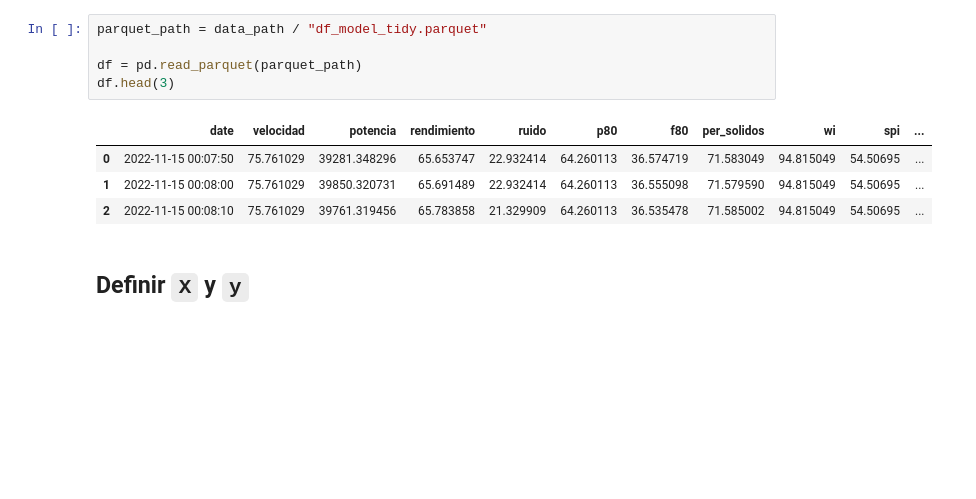
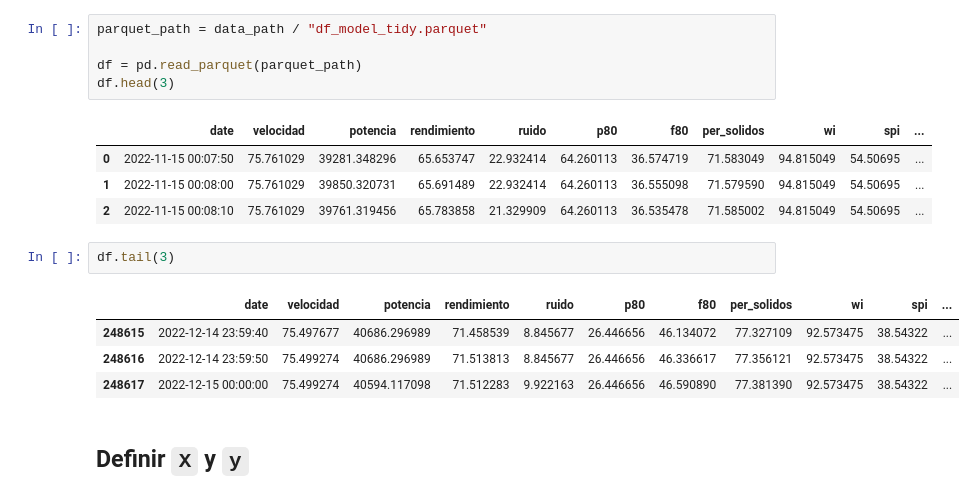
Before and after one commit to guillermovc/MLOps-grinding, a Jupyter notebook: notebooks/MODEL_SVM.ipynb, the cells around one changed output. Drawn from its saved outputs; the diff is of its cells as text; blank space fills up the shorter version.

```diff
--- a/notebooks/MODEL_SVM.ipynb
+++ b/notebooks/MODEL_SVM.ipynb
@@ -85,6 +95,13 @@ df.head(3)
 | 0 | 2022-11-15 00:07:50 | 75.761029 | 39281.348296 | 65.653747 | 22.932414 | 64.260113 | 36.574719 | 71.583049 | 94.815049 | 54.50695 | ... |
 | 1 | 2022-11-15 00:08:00 | 75.761029 | 39850.320731 | 65.691489 | 22.932414 | 64.260113 | 36.555098 | 71.579590 | 94.815049 | 54.50695 | ... |
 | 2 | 2022-11-15 00:08:10 | 75.761029 | 39761.319456 | 65.783858 | 21.329909 | 64.260113 | 36.535478 | 71.585002 | 94.815049 | 54.50695 | ... |
+# %%
+df.tail(3)
+# %% [output]
+|  | date | velocidad | potencia | rendimiento | ruido | p80 | f80 | per_solidos | wi | spi | ... |
+| 248615 | 2022-12-14 23:59:40 | 75.497677 | 40686.296989 | 71.458539 | 8.845677 | 26.446656 | 46.134072 | 77.327109 | 92.573475 | 38.54322 | ... |
+| 248616 | 2022-12-14 23:59:50 | 75.499274 | 40686.296989 | 71.513813 | 8.845677 | 26.446656 | 46.336617 | 77.356121 | 92.573475 | 38.54322 | ... |
+| 248617 | 2022-12-15 00:00:00 | 75.499274 | 40594.117098 | 71.512283 | 9.922163 | 26.446656 | 46.590890 | 77.381390 | 92.573475 | 38.54322 | ... |
 # %% [markdown]
 ## Definir `X` y `y`
 # %%
```
Also changed, not shown: parts of 28 cells of this notebook.
